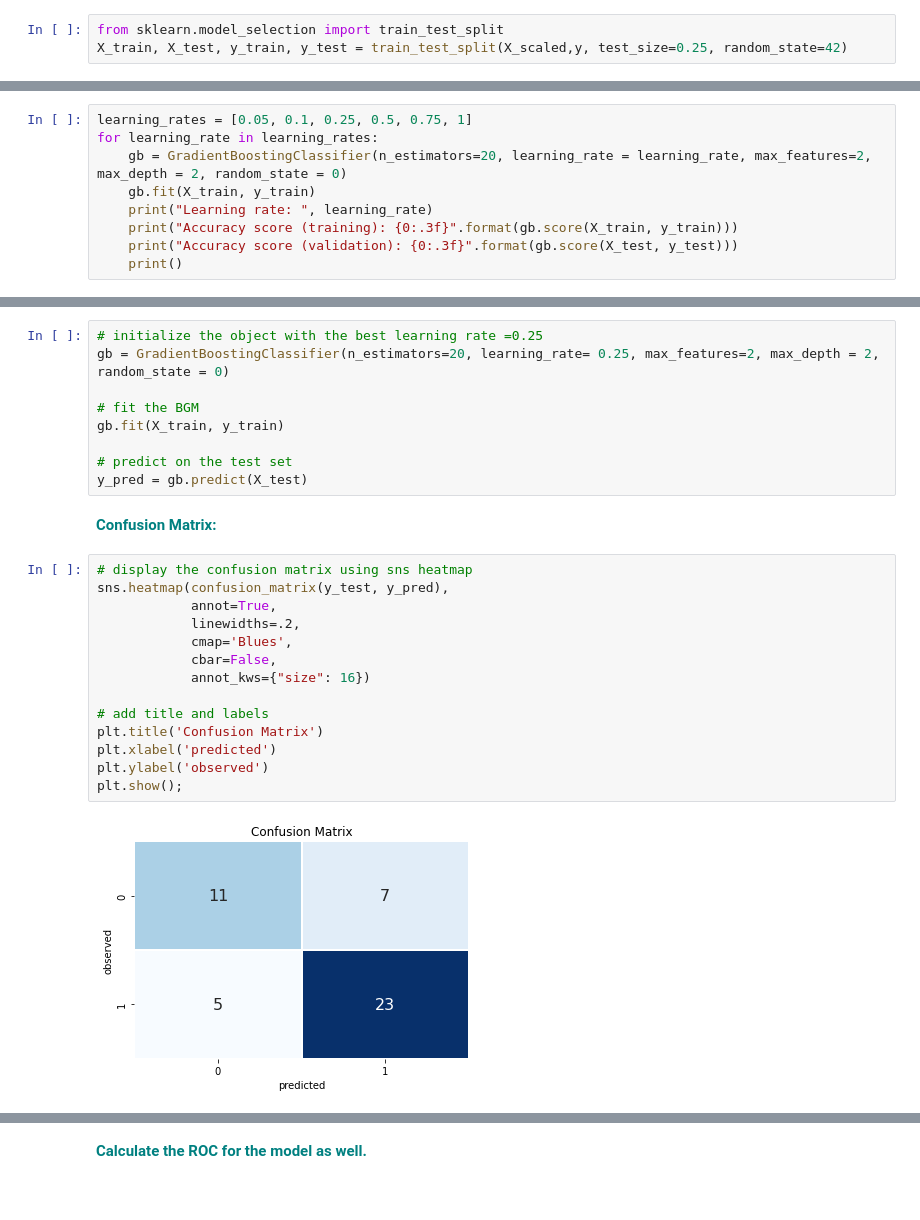
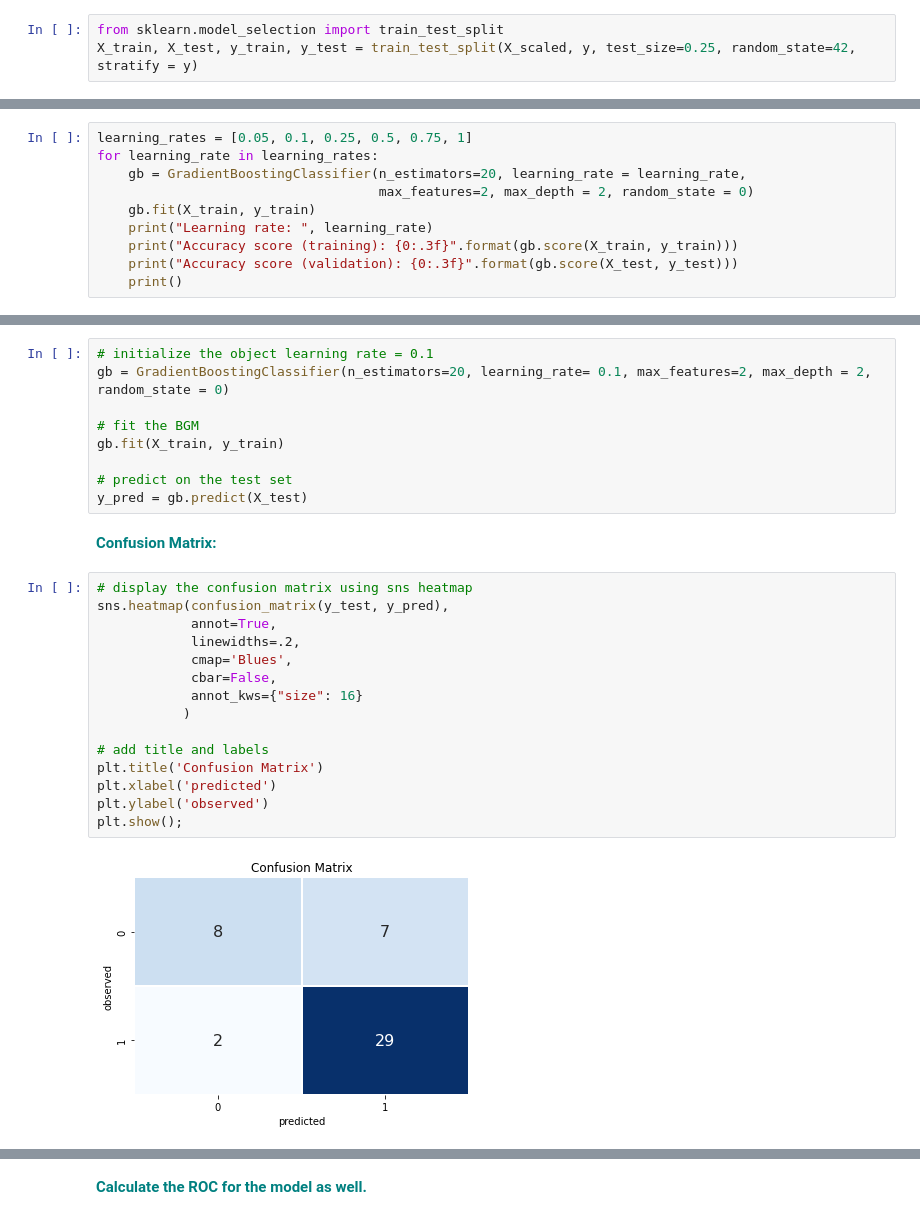
Before and after one commit to GentiNdreu/Springboard, a Jupyter notebook: Gradient Boosting Case Study.ipynb, the cells around one changed output, grey strips where cells are left out. Drawn from its saved outputs; the diff is of its cells as text.

```diff
--- a/Gradient Boosting Case Study.ipynb
+++ b/Gradient Boosting Case Study.ipynb
@@ -179,13 +179,14 @@ X_scaled = scaler.transform(X)
 **<font color='teal'>Split the X_scaled and y into 75/25 training and testing data subsets..</font>**
 # %%
 from sklearn.model_selection import train_test_split
-X_train, X_test, y_train, y_test = train_test_split(X_scaled,y, test_size=0.25, random_state=42)
+X_train, X_test, y_train, y_test = train_test_split(X_scaled, y, test_size=0.25, random_state=42, stratify = y)
 # %% [markdown]
 **<font color='teal'>Run the cell below to test multiple learning rates in your gradient boosting classifier.</font>**
 # %%
 learning_rates = [0.05, 0.1, 0.25, 0.5, 0.75, 1]
 for learning_rate in learning_rates:
-    gb = GradientBoostingClassifier(n_estimators=20, learning_rate = learning_rate, max_features=2, max_depth = 2, random_state = 0)
+    gb = GradientBoostingClassifier(n_estimators=20, learning_rate = learning_rate,
+                                    max_features=2, max_depth = 2, random_state = 0)
     gb.fit(X_train, y_train)
     print("Learning rate: ", learning_rate)
     print("Accuracy score (training): {0:.3f}".format(gb.score(X_train, y_train)))
@@ -216,6 +217,6 @@ There are three learning rates that achieved the best accuracy on the validation
 # %%
-# initialize the object with the best learning rate =0.25
-gb = GradientBoostingClassifier(n_estimators=20, learning_rate= 0.25, max_features=2, max_depth = 2, random_state = 0)
+# initialize the object learning rate = 0.1
+gb = GradientBoostingClassifier(n_estimators=20, learning_rate= 0.1, max_features=2, max_depth = 2, random_state = 0)
 
 # fit the BGM
 gb.fit(X_train, y_train)
@@ -227,18 +228,19 @@ y_pred = gb.predict(X_test)
 # %%
 # display the confusion matrix using sns heatmap
 sns.heatmap(confusion_matrix(y_test, y_pred),
             annot=True,
             linewidths=.2,
             cmap='Blues',
             cbar=False,
-            annot_kws={"size": 16})
+            annot_kws={"size": 16}
+           )
 
 # add title and labels
 plt.title('Confusion Matrix')
 plt.xlabel('predicted')
 plt.ylabel('observed')
 plt.show();
 # %% [output]
-[figure, old version]
+[figure, new version]
 # %% [markdown]
 Model is predicting:
```
Also changed, not shown: parts of 9 cells of this notebook.
